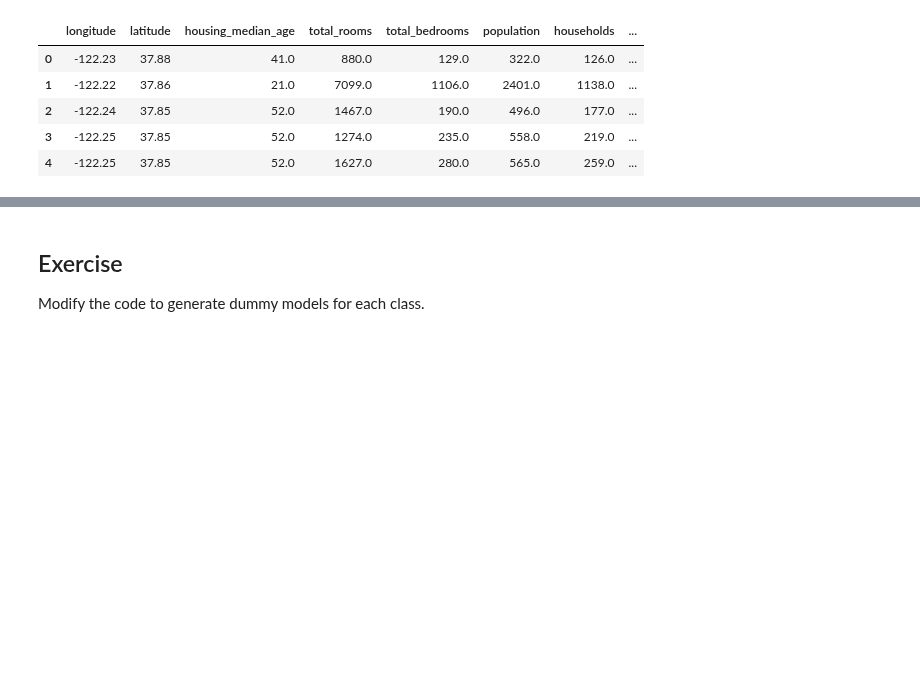
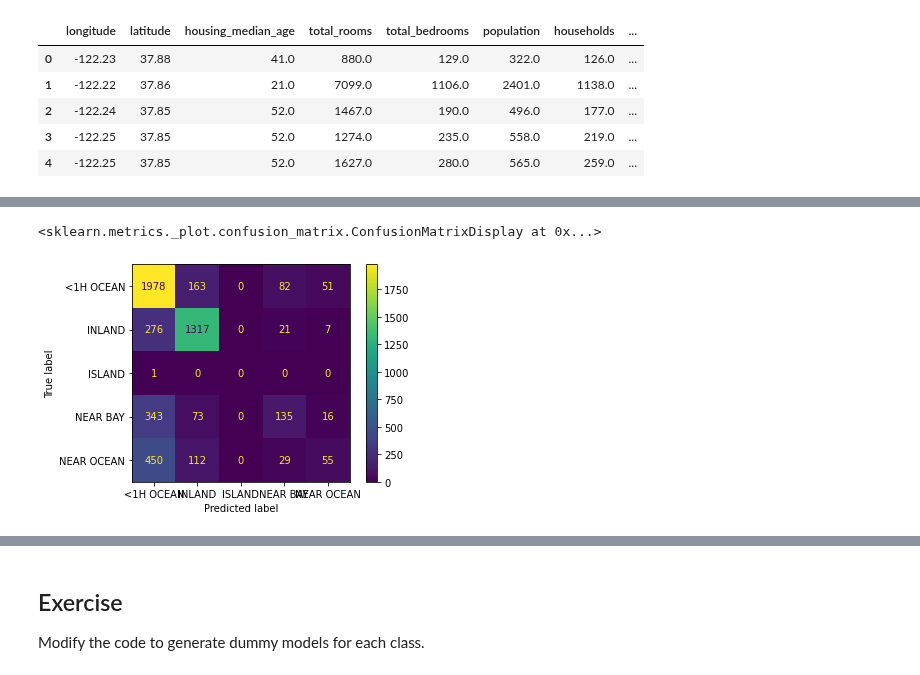
Before and after one commit to JesperDramsch/data-science-gui.de, a Jupyter notebook: notebooks/43 - Machine learning fairness.ipynb, the cells around one changed output, grey strips where cells are left out. Drawn from its saved outputs; the diff is of its cells as text; code cells hidden in the pictures; blank space fills up the shorter version.

```diff
--- a/notebooks/43 - Machine learning fairness.ipynb
+++ b/notebooks/43 - Machine learning fairness.ipynb
@@ -76,0 +98,14 @@ Error in Test
+# %%
+from sklearn.ensemble import RandomForestClassifier
+
+x_train, x_, y_train, y_ = train_test_split(df.drop(["longitude","latitude", "ocean_proximity"], axis=1),
+                                                    df.ocean_proximity, test_size=.5, stratify=df.ocean_proximity)
+
+x_val, x_test, y_val, y_test = train_test_split(x_, y_, test_size=.5)
+
+model = RandomForestClassifier().fit(x_train, y_train)
+# %%
+plot_confusion_matrix(model, x_test, y_test)
+# %% [output]
+<sklearn.metrics._plot.confusion_matrix.ConfusionMatrixDisplay at 0x...>
+[figure, added]
```
Also changed, not shown: parts of 17 cells of this notebook, 1 other file.
